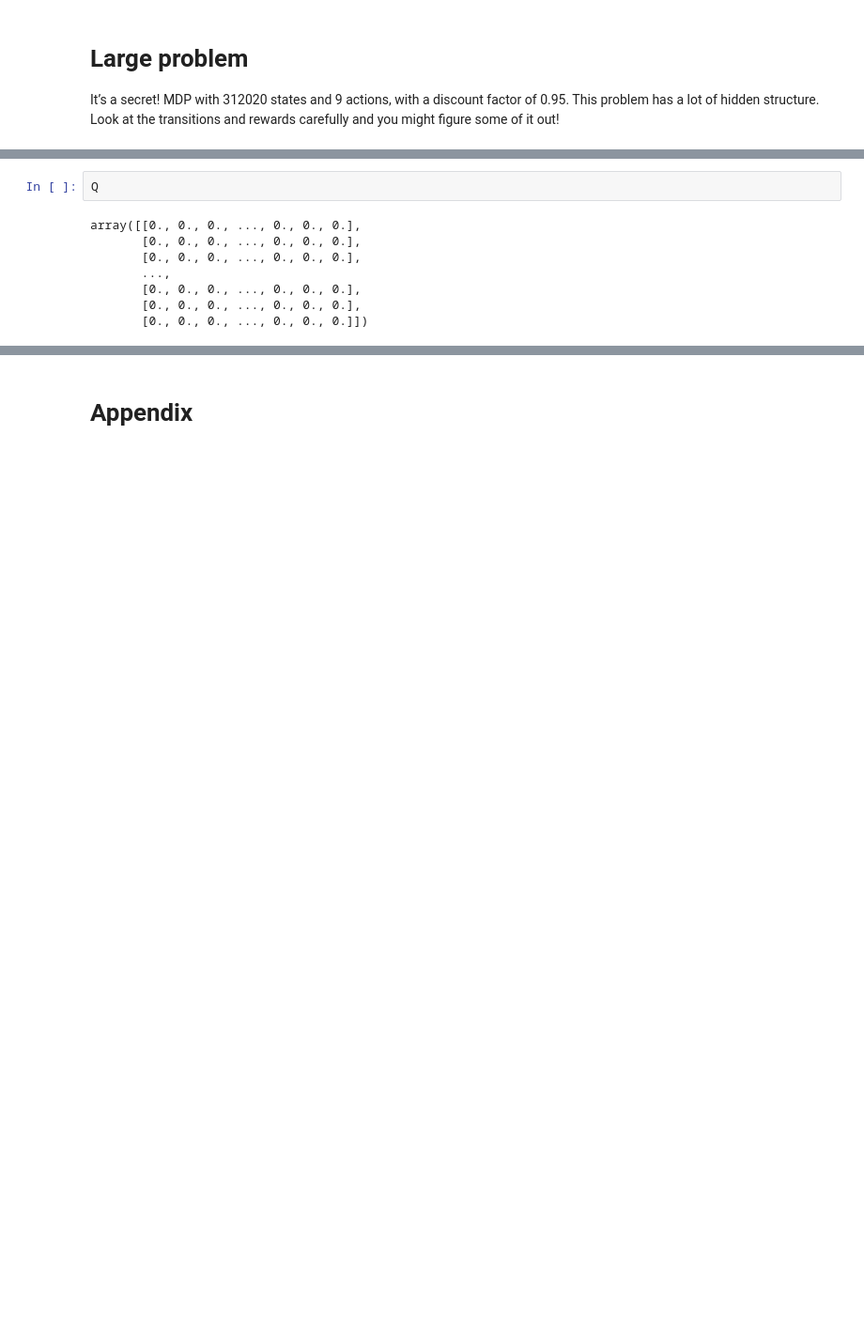
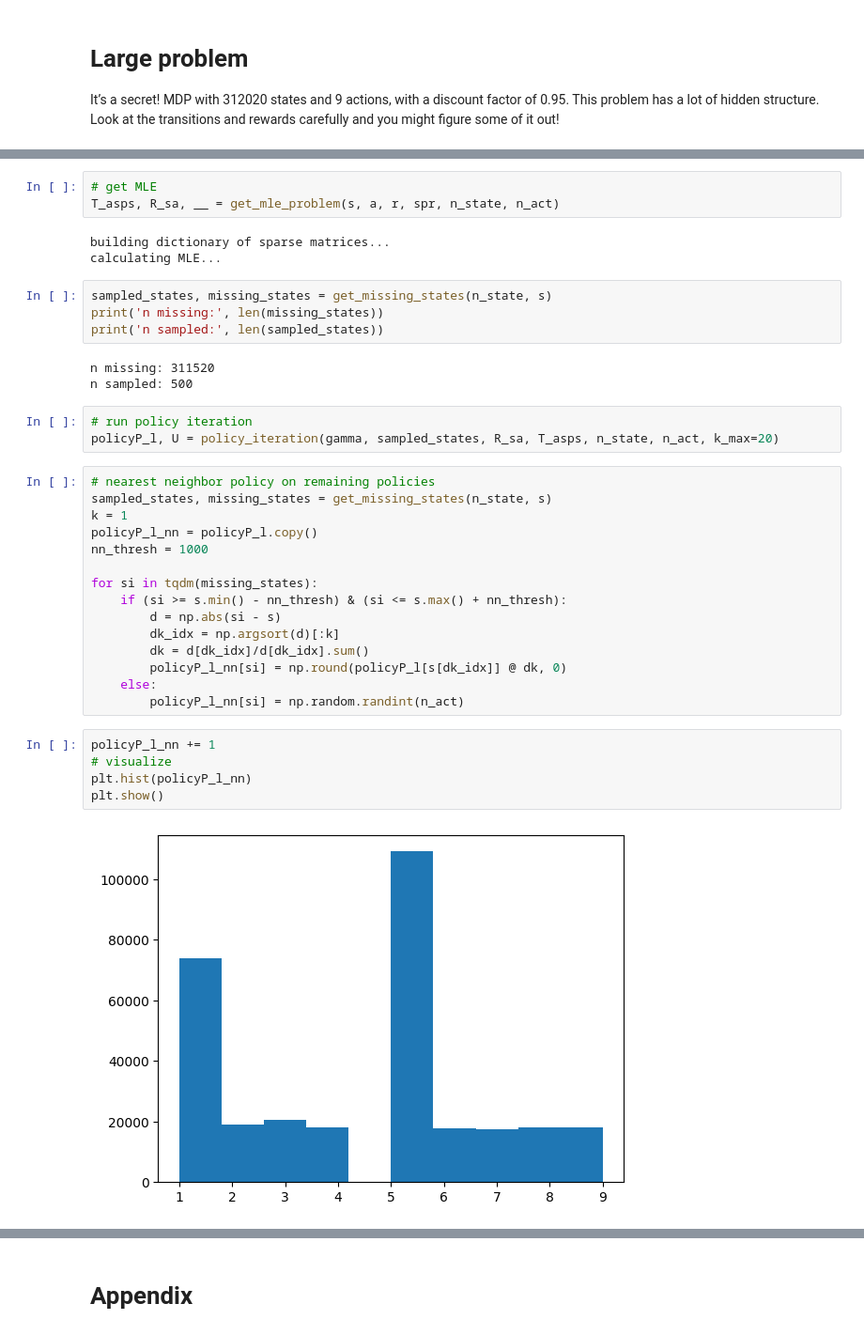
Before and after one commit to etrieschman/battery-charger, a Jupyter notebook: class-projects/project2/project2_workup.ipynb, the cells around one changed output, grey strips where cells are left out. Shown at 94% size. Drawn from its saved outputs; the diff is of its cells as text; blank space fills up the shorter version.

```diff
--- a/class-projects/project2/project2_workup.ipynb
+++ b/class-projects/project2/project2_workup.ipynb
@@ -173,10 +128,38 @@ U.mean()
-# %%
-Q
-# %% [output]
-array([[0., 0., 0., ..., 0., 0., 0.],
-       [0., 0., 0., ..., 0., 0., 0.],
-       [0., 0., 0., ..., 0., 0., 0.],
-       ...,
-       [0., 0., 0., ..., 0., 0., 0.],
-       [0., 0., 0., ..., 0., 0., 0.],
-       [0., 0., 0., ..., 0., 0., 0.]])
+# %%
+# get MLE
+T_asps, R_sa, __ = get_mle_problem(s, a, r, spr, n_state, n_act)
+# %% [output]
+building dictionary of sparse matrices...
+calculating MLE...
+# %%
+sampled_states, missing_states = get_missing_states(n_state, s)
+print('n missing:', len(missing_states))
+print('n sampled:', len(sampled_states))
+# %% [output]
+n missing: 311520
+n sampled: 500
+# %%
+# run policy iteration
+policyP_l, U = policy_iteration(gamma, sampled_states, R_sa, T_asps, n_state, n_act, k_max=20)
+# %%
+# nearest neighbor policy on remaining policies
+sampled_states, missing_states = get_missing_states(n_state, s)
+k = 1
+policyP_l_nn = policyP_l.copy()
+nn_thresh = 1000
+
+for si in tqdm(missing_states):
+    if (si >= s.min() - nn_thresh) & (si <= s.max() + nn_thresh):
+        d = np.abs(si - s)
+        dk_idx = np.argsort(d)[:k]
+        dk = d[dk_idx]/d[dk_idx].sum()
+        policyP_l_nn[si] = np.round(policyP_l[s[dk_idx]] @ dk, 0)
+    else:
+        policyP_l_nn[si] = np.random.randint(n_act)
+# %%
+policyP_l_nn += 1
+# visualize
+plt.hist(policyP_l_nn)
+plt.show()
+# %% [output]
+[figure, added]
```
Also changed, not shown: parts of 38 cells of this notebook, 8 other files.
